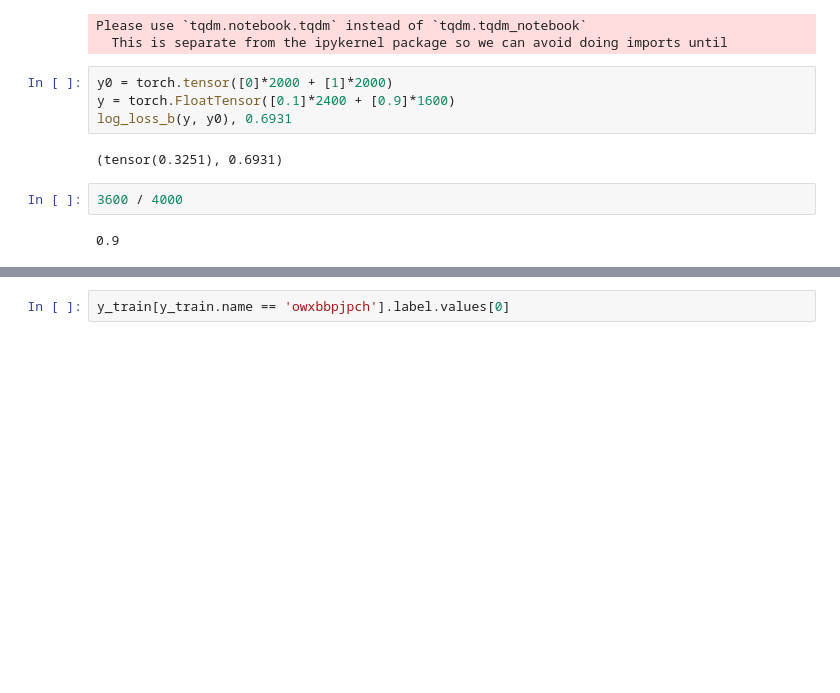
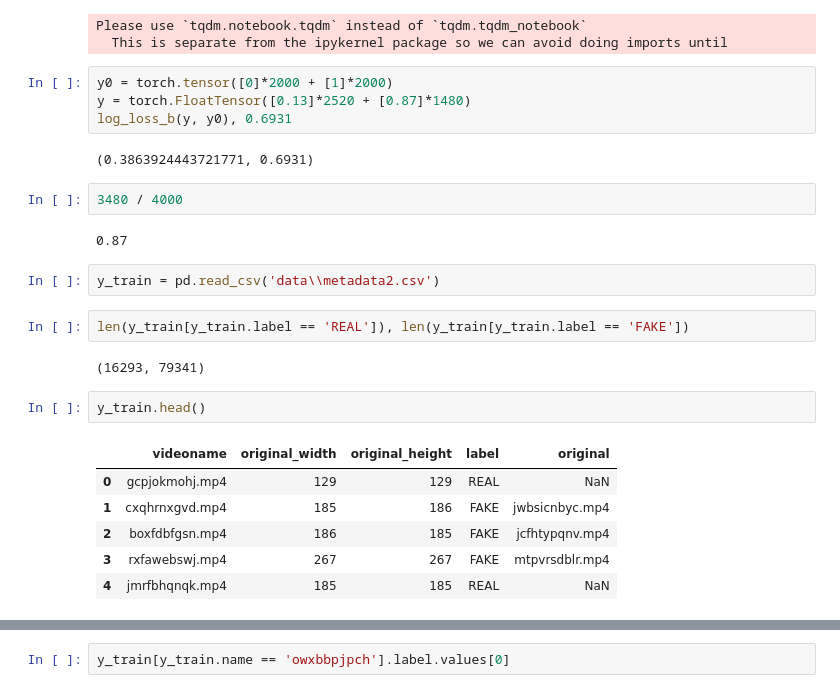
Before and after one commit to 1M50RRY/dfdc-kaggle-solution, a Jupyter notebook: Data.ipynb, the cells around one changed output, grey strips where cells are left out. Cells and saved outputs as stored; diff of their text form; blank space fills up the shorter version.

```diff
--- a/Data.ipynb
+++ b/Data.ipynb
@@ -65,14 +61,29 @@ Please use `tqdm.notebook.tqdm` instead of `tqdm.tqdm_notebook`
   This is separate from the ipykernel package so we can avoid doing imports until
 # %%
 y0 = torch.tensor([0]*2000 + [1]*2000)
-y = torch.FloatTensor([0.1]*2400 + [0.9]*1600)
+y = torch.FloatTensor([0.13]*2520 + [0.87]*1480)
 log_loss_b(y, y0), 0.6931
 # %% [output]
-(tensor(0.3251), 0.6931)
+(0.3863924443721771, 0.6931)
 # %%
-3600 / 4000
+3480 / 4000
 # %% [output]
-0.9
+0.87
+# %%
+y_train = pd.read_csv('data\\metadata2.csv')
+# %%
+len(y_train[y_train.label == 'REAL']), len(y_train[y_train.label == 'FAKE'])
+# %% [output]
+(16293, 79341)
+# %%
+y_train.head()
+# %% [output]
+|  | videoname | original_width | original_height | label | original |
+| 0 | gcpjokmohj.mp4 | 129 | 129 | REAL | NaN |
+| 1 | cxqhrnxgvd.mp4 | 185 | 186 | FAKE | jwbsicnbyc.mp4 |
+| 2 | boxfdbfgsn.mp4 | 186 | 185 | FAKE | jcfhtypqnv.mp4 |
+| 3 | rxfawebswj.mp4 | 267 | 267 | FAKE | mtpvrsdblr.mp4 |
+| 4 | jmrfbhqnqk.mp4 | 185 | 185 | REAL | NaN |
 # %%
 real = 0
 fake = 0
```
Also changed, not shown: parts of 2 cells of this notebook, 16 other files.
